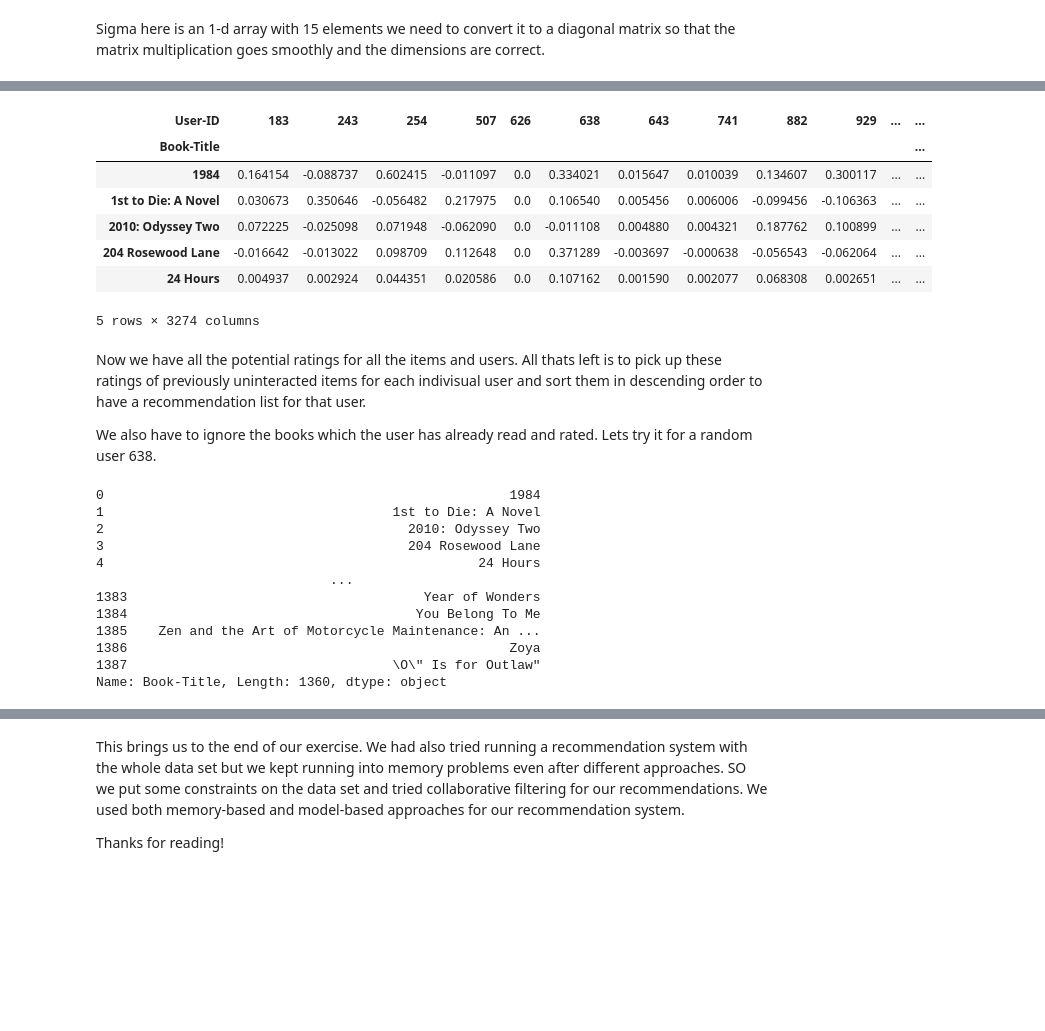
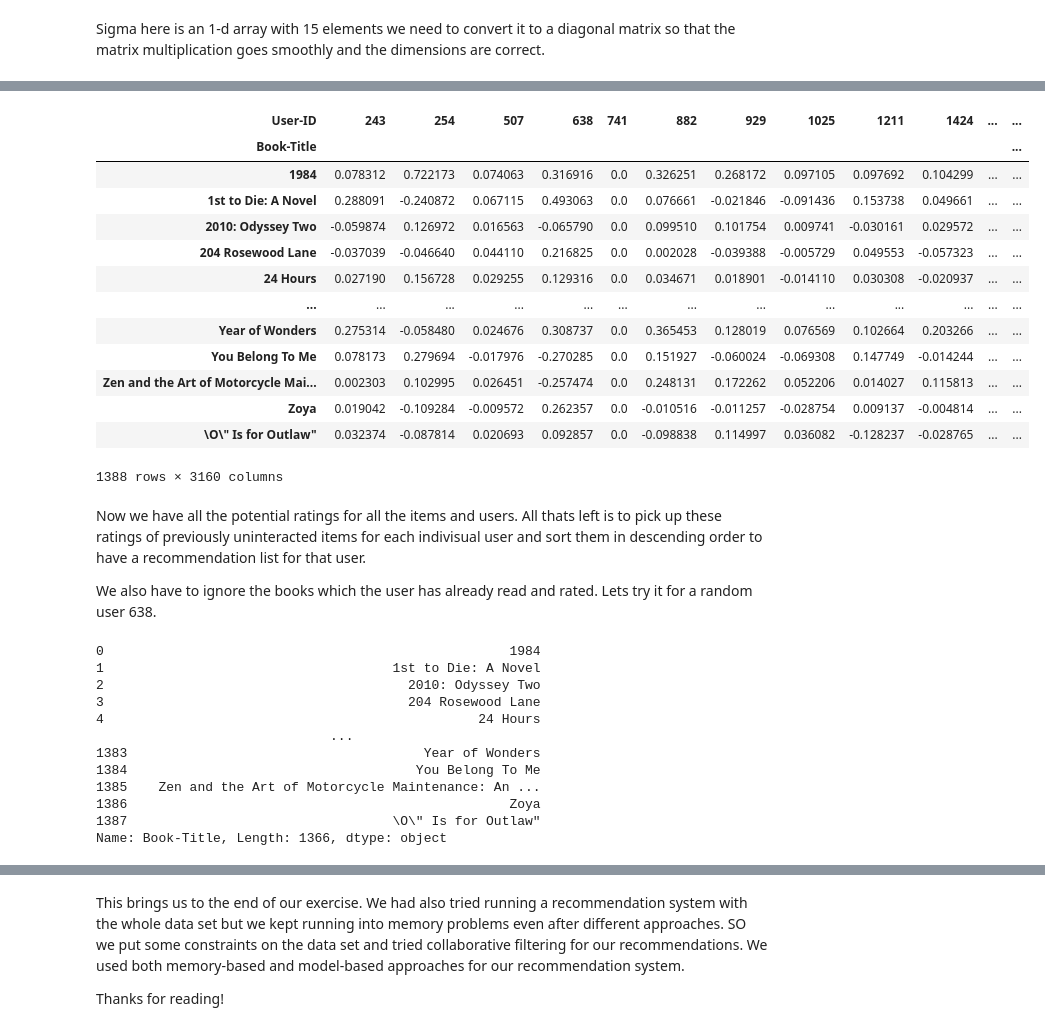
Before and after one commit to Ayushman0Singh/BookRecommendationSystem, a Jupyter notebook: BookRecommendation.ipynb, the cells around one changed output, grey strips where cells are left out. Drawn from its saved outputs; the diff is of its cells as text; code cells hidden in the pictures; blank space fills up the shorter version.

```diff
--- a/BookRecommendation.ipynb
+++ b/BookRecommendation.ipynb
@@ -649,0 +672,8 @@ See the caveats in the documentation: https://pandas.pydata.org/pandas-docs/stab
+# %%
+interactions_train_df, interactions_test_df = train_test_split(rating_popular_book, #spliting the user-item rating dataframe
+                                   stratify=rating_popular_book.loc[:,'User-ID'],          #stratify using user-id column
+                                   test_size=0.20,                                   #using 20 percent data as test set
+                                   random_state=42)
+
+print('# interactions on Train set: %d' % len(interactions_train_df))
+print('# interactions on Test set: %d' % len(interactions_test_df))
@@ -650,8 +683,8 @@ See the caveats in the documentation: https://pandas.pydata.org/pandas-docs/stab
 # %%
 #Creating a sparse pivot table with users in rows and items in columns
-pivot_matrix_allregions = rating_popular_book.pivot(index='User-ID', columns='Book-Title', values='Book-Rating').fillna(0)
-plt.spy(pivot_matrix_allregions)
-pivot_matrix_allregions
+pivot_matrix = interactions_train_df.pivot_table(index='User-ID', columns='Book-Title', values='Book-Rating', aggfunc='sum').fillna(0) #agreegating any duplicate entries #filling nan values with 0
+plt.spy(pivot_matrix)  # visualising the sparse matrix
+pivot_matrix
 # %% [output]
 | Book-Title | 1984 | 1st to Die: A Novel | 2010: Odyssey Two | 204 Rosewood Lane | 24 Hours | 2nd Chance | ... |
 | User-ID |  |  |  |  |  |  | ... |
@@ -674,7 +707,7 @@ from scipy.sparse.linalg import svds
 NUMBER_OF_FACTORS_MF = 15
 
 #Performs matrix factorization of the original user item matrix
-U, sigma, Vt = svds(pivot_matrix_allregions, k = NUMBER_OF_FACTORS_MF)
+U, sigma, Vt = svds(pivot_matrix, k = NUMBER_OF_FACTORS_MF)
 # %%
 #checking shapes
 print(U.shape)
@@ -723,24 +756,30 @@ all_user_predicted_ratings.shape
 # converting back to a dataframe
 # defining index as book-title
 # defining the columns as all the filtered user-ids
-prediction_df = pd.DataFrame(all_user_predicted_ratings.transpose(), index= pivot_matrix_allregions.columns, columns=pivot_matrix_allregions.index)
+prediction_df = pd.DataFrame(all_user_predicted_ratings.transpose(), index= pivot_matrix.columns, columns=pivot_matrix.index)
 # %%
-prediction_df.head()
+prediction_df
 # %% [output]
-| User-ID | 183 | 243 | 254 | 507 | 626 | 638 | 643 | 741 | 882 | 929 | ... | ... |
+| User-ID | 243 | 254 | 507 | 638 | 741 | 882 | 929 | 1025 | 1211 | 1424 | ... | ... |
 | Book-Title |  |  |  |  |  |  |  |  |  |  |  | ... |
-| 1984 | 0.164154 | -0.088737 | 0.602415 | -0.011097 | 0.0 | 0.334021 | 0.015647 | 0.010039 | 0.134607 | 0.300117 | ... | ... |
-| 1st to Die: A Novel | 0.030673 | 0.350646 | -0.056482 | 0.217975 | 0.0 | 0.106540 | 0.005456 | 0.006006 | -0.099456 | -0.106363 | ... | ... |
-| 2010: Odyssey Two | 0.072225 | -0.025098 | 0.071948 | -0.062090 | 0.0 | -0.011108 | 0.004880 | 0.004321 | 0.187762 | 0.100899 | ... | ... |
-| 204 Rosewood Lane | -0.016642 | -0.013022 | 0.098709 | 0.112648 | 0.0 | 0.371289 | -0.003697 | -0.000638 | -0.056543 | -0.062064 | ... | ... |
-| 24 Hours | 0.004937 | 0.002924 | 0.044351 | 0.020586 | 0.0 | 0.107162 | 0.001590 | 0.002077 | 0.068308 | 0.002651 | ... | ... |
+| 1984 | 0.078312 | 0.722173 | 0.074063 | 0.316916 | 0.0 | 0.326251 | 0.268172 | 0.097105 | 0.097692 | 0.104299 | ... | ... |
+| 1st to Die: A Novel | 0.288091 | -0.240872 | 0.067115 | 0.493063 | 0.0 | 0.076661 | -0.021846 | -0.091436 | 0.153738 | 0.049661 | ... | ... |
+| 2010: Odyssey Two | -0.059874 | 0.126972 | 0.016563 | -0.065790 | 0.0 | 0.099510 | 0.101754 | 0.009741 | -0.030161 | 0.029572 | ... | ... |
+| 204 Rosewood Lane | -0.037039 | -0.046640 | 0.044110 | 0.216825 | 0.0 | 0.002028 | -0.039388 | -0.005729 | 0.049553 | -0.057323 | ... | ... |
+| 24 Hours | 0.027190 | 0.156728 | 0.029255 | 0.129316 | 0.0 | 0.034671 | 0.018901 | -0.014110 | 0.030308 | -0.020937 | ... | ... |
+| ... | ... | ... | ... | ... | ... | ... | ... | ... | ... | ... | ... | ... |
+| Year of Wonders | 0.275314 | -0.058480 | 0.024676 | 0.308737 | 0.0 | 0.365453 | 0.128019 | 0.076569 | 0.102664 | 0.203266 | ... | ... |
+| You Belong To Me | 0.078173 | 0.279694 | -0.017976 | -0.270285 | 0.0 | 0.151927 | -0.060024 | -0.069308 | 0.147749 | -0.014244 | ... | ... |
+| Zen and the Art of Motorcycle Mai... | 0.002303 | 0.102995 | 0.026451 | -0.257474 | 0.0 | 0.248131 | 0.172262 | 0.052206 | 0.014027 | 0.115813 | ... | ... |
+| Zoya | 0.019042 | -0.109284 | -0.009572 | 0.262357 | 0.0 | -0.010516 | -0.011257 | -0.028754 | 0.009137 | -0.004814 | ... | ... |
+| \O\" Is for Outlaw" | 0.032374 | -0.087814 | 0.020693 | 0.092857 | 0.0 | -0.098838 | 0.114997 | 0.036082 | -0.128237 | -0.028765 | ... | ... |
-5 rows × 3274 columns
+1388 rows × 3160 columns
 # %% [markdown]
 Now we have all the potential ratings for all the items and users. All thats left is to pick up these ratings of previously uninteracted items for each indivisual user and sort them in descending order to have a recommendation list for that user.
 
 We also have to ignore the books which the user has already read and rated. Lets try it for a random user  638.
 # %%
-a = pivot_matrix_allregions.loc[638,:].reset_index() #making a data frame of ratings for an user
+a = pivot_matrix.loc[638,:].reset_index() #making a data frame of ratings for an user
 unread_books = a[a[638] < 0.1]['Book-Title']      # filtering the books user has not read  #keeping a non-zero threshold to include all the uninteracted books
 unread_books  #books user hasnt interacted with yet
 # %% [output]
@@ -755,5 +794,5 @@ unread_books  #books user hasnt interacted with yet
 1385    Zen and the Art of Motorcycle Maintenance: An ...
 1386                                                 Zoya
 1387                                  \O\" Is for Outlaw"
-Name: Book-Title, Length: 1360, dtype: object
+Name: Book-Title, Length: 1366, dtype: object
 # %%
```
Also changed, not shown: parts of 39 cells of this notebook.
